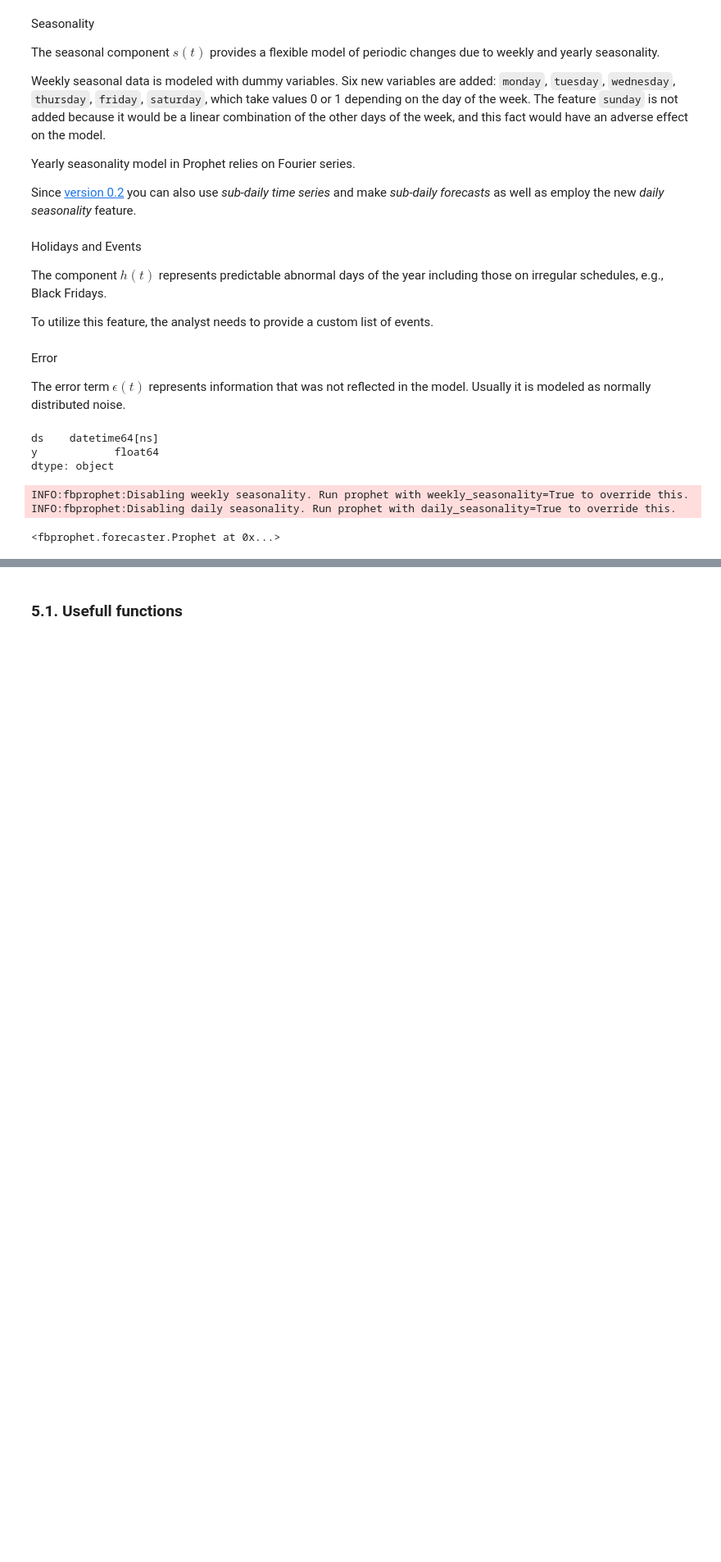
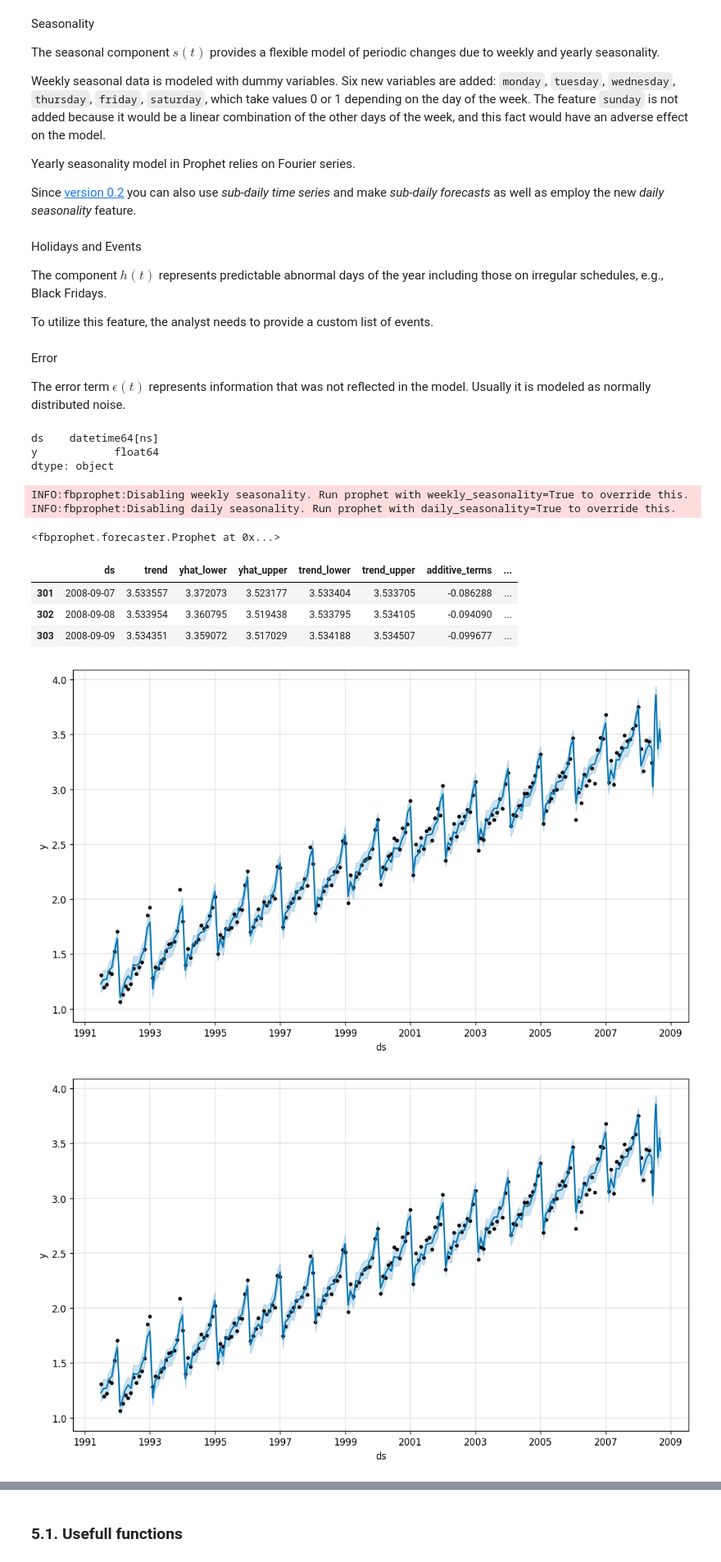
Before and after one commit to serzaraisk/time_series-template, a Jupyter notebook: TimeSeries_Project_Template.ipynb, the cells around one changed output, grey strips where cells are left out. Shown at 82% size. Saved outputs shown, nothing was run; the diff lists cells and outputs as text; code cells hidden in the pictures; blank space fills up the shorter version.

```diff
--- a/TimeSeries_Project_Template.ipynb
+++ b/TimeSeries_Project_Template.ipynb
@@ -1583,3 +1583,18 @@ m.fit(prophet_example)
 INFO:fbprophet:Disabling weekly seasonality. Run prophet with weekly_seasonality=True to override this.
 INFO:fbprophet:Disabling daily seasonality. Run prophet with daily_seasonality=True to override this.
 <fbprophet.forecaster.Prophet at 0x...>
+# %%
+future = m.make_future_dataframe(periods=100)
+# %%
+forecast = m.predict(future)
+forecast.tail(n=3)
+# %% [output]
+|  | ds | trend | yhat_lower | yhat_upper | trend_lower | trend_upper | additive_terms | ... |
+| 301 | 2008-09-07 | 3.533557 | 3.372073 | 3.523177 | 3.533404 | 3.533705 | -0.086288 | ... |
+| 302 | 2008-09-08 | 3.533954 | 3.360795 | 3.519438 | 3.533795 | 3.534105 | -0.094090 | ... |
+| 303 | 2008-09-09 | 3.534351 | 3.359072 | 3.517029 | 3.534188 | 3.534507 | -0.099677 | ... |
+# %%
+m.plot(forecast)
+# %% [output]
+[figure, added]
+[figure, added]
```
Also changed, not shown: parts of 1 cell of this notebook.
